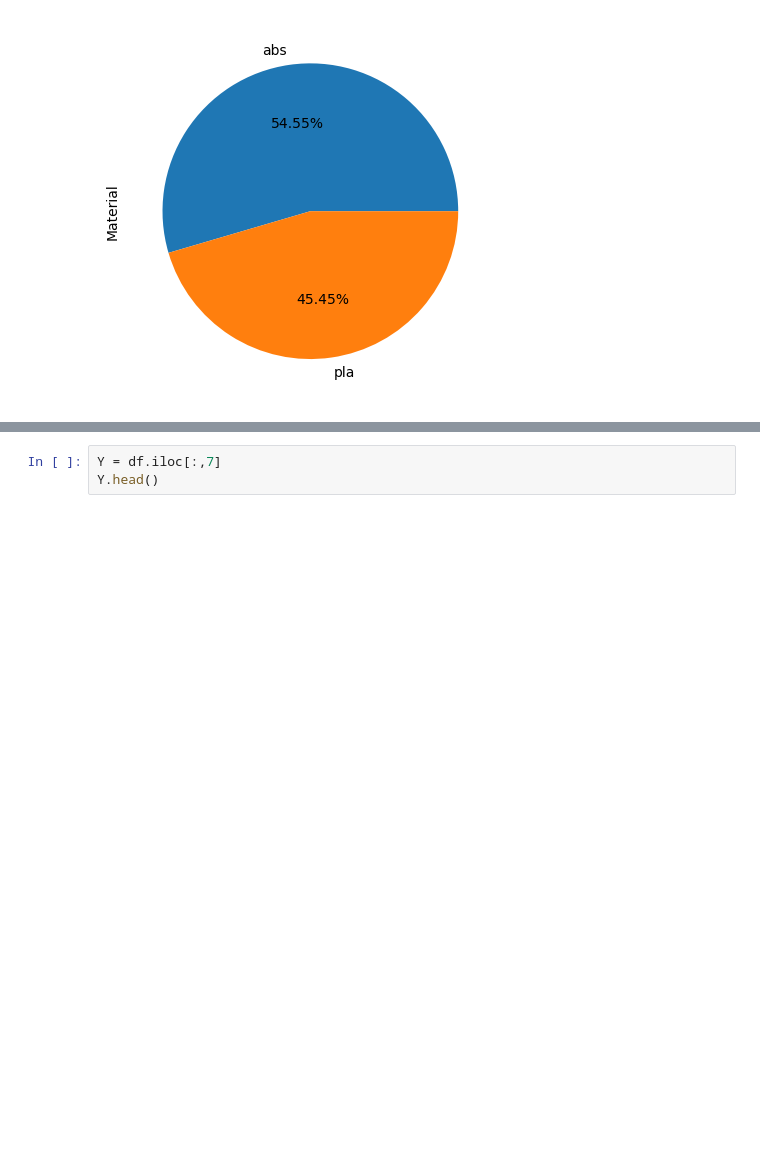
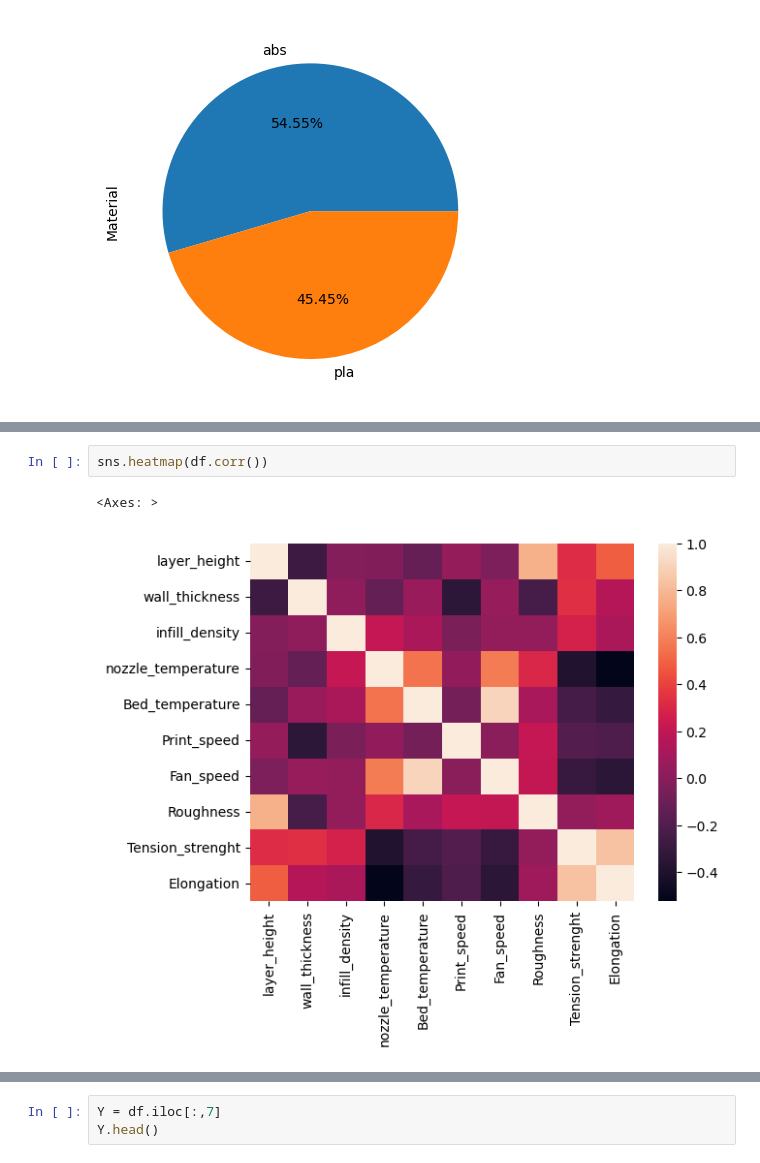
Before and after one commit to ShubhamGupta2505/MachineLearningPractice, a Jupyter notebook: 3d-printer-material-prediction.ipynb, the cells around one changed output, grey strips where cells are left out. Cells and saved outputs as stored; diff of their text form; blank space fills up the shorter version.

```diff
--- a/3d-printer-material-prediction.ipynb
+++ b/3d-printer-material-prediction.ipynb
@@ -162,0 +194,5 @@ df['Material'].value_counts().plot.pie(autopct='%1.2f%%')
+# %%
+sns.heatmap(df.corr())
+# %% [output]
+<Axes: >
+[figure, added]
```
Also changed, not shown: parts of 4 cells of this notebook.
